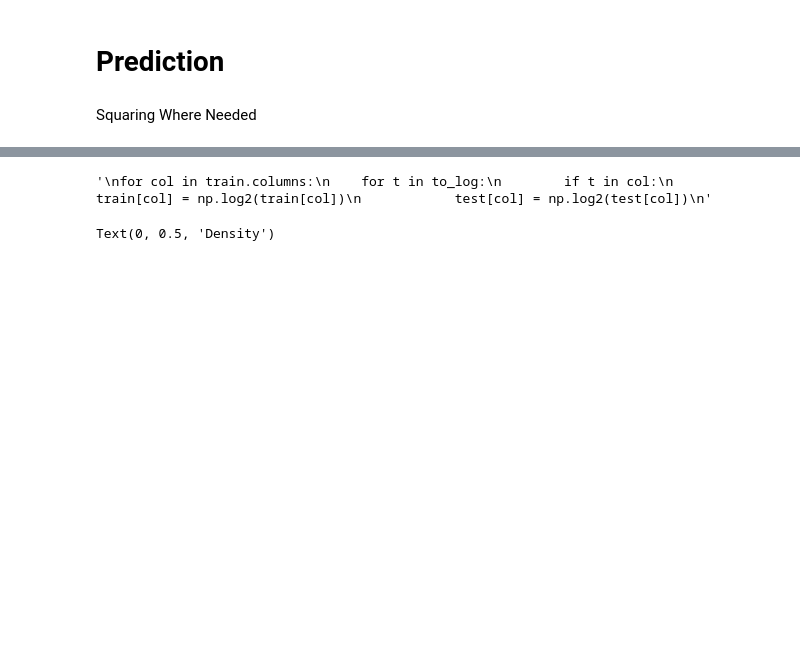
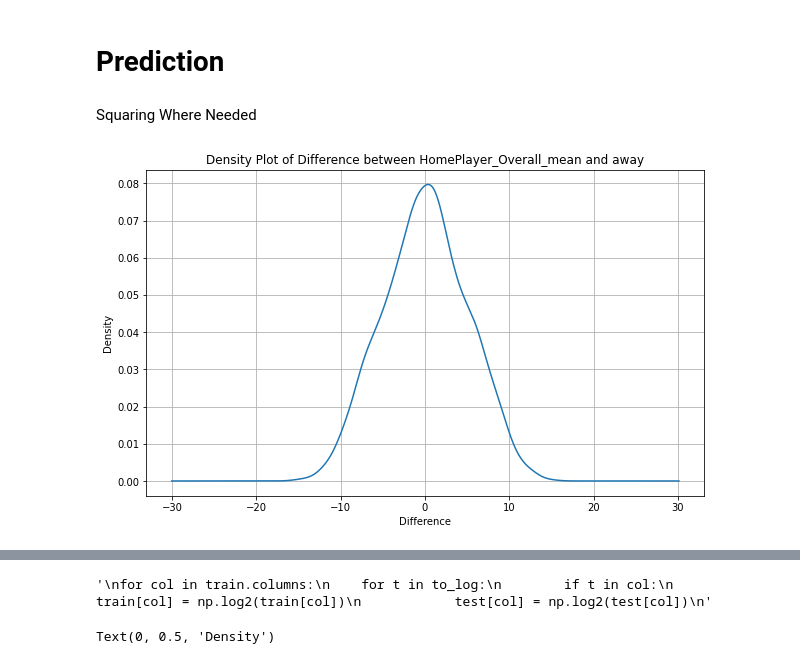
Before and after one commit to YuvalRubinstein99/EPLProject, a Jupyter notebook: Statistics and modeling/prediction.ipynb, the cells around one changed output, grey strips where cells are left out. Cells and saved outputs as stored; diff of their text form; code cells hidden in the pictures; blank space fills up the shorter version.

```diff
--- a/Statistics and modeling/prediction.ipynb
+++ b/Statistics and modeling/prediction.ipynb
@@ -71,3 +71,19 @@ for col in train.columns:
 Squaring Where Needed
 # %%
 # train
+# %%
+### Dealing with outliers
+
+# Create a new column 'difference' which is the difference between 'HomePlayer_Overall_mean' and 'away'
+train['difference'] = train['HomePlayer_Overall_mean'] - train['AwayPlayer_Overall_mean']
+
+# Plot the density plot for the difference
+plt.figure(figsize=(10, 6))  # Adjust figure size if needed
+train['difference'].plot(kind='density')
+plt.title('Density Plot of Difference between HomePlayer_Overall_mean and away')
+plt.xlabel('Difference')
+plt.ylabel('Density')
+plt.grid(True)
+plt.show()
+# %% [output]
+[figure, added]
```
Also changed, not shown: parts of 14 cells of this notebook.
